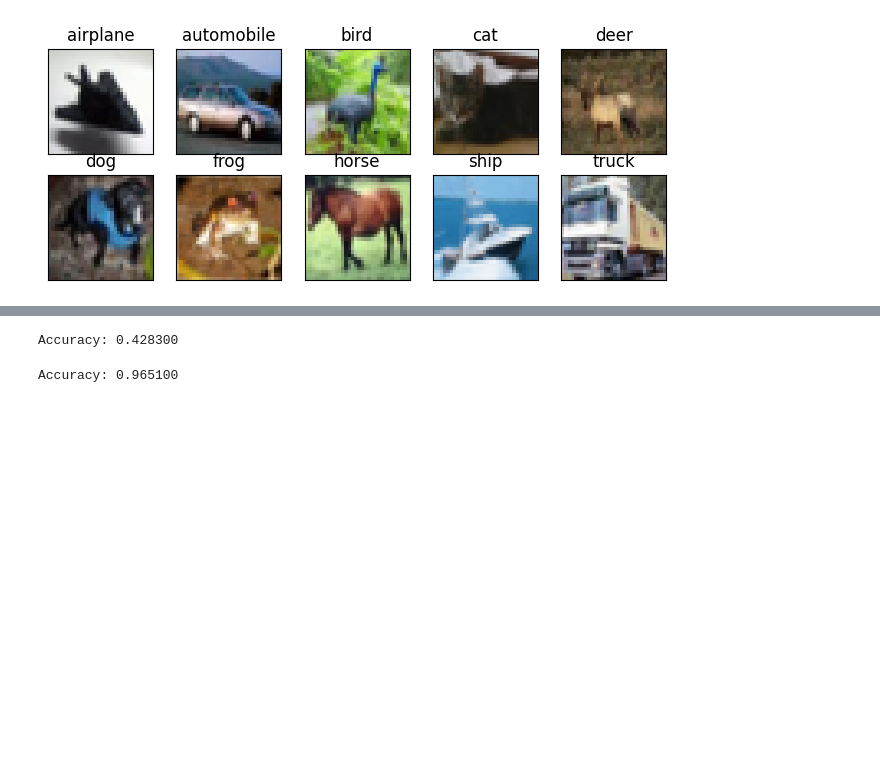
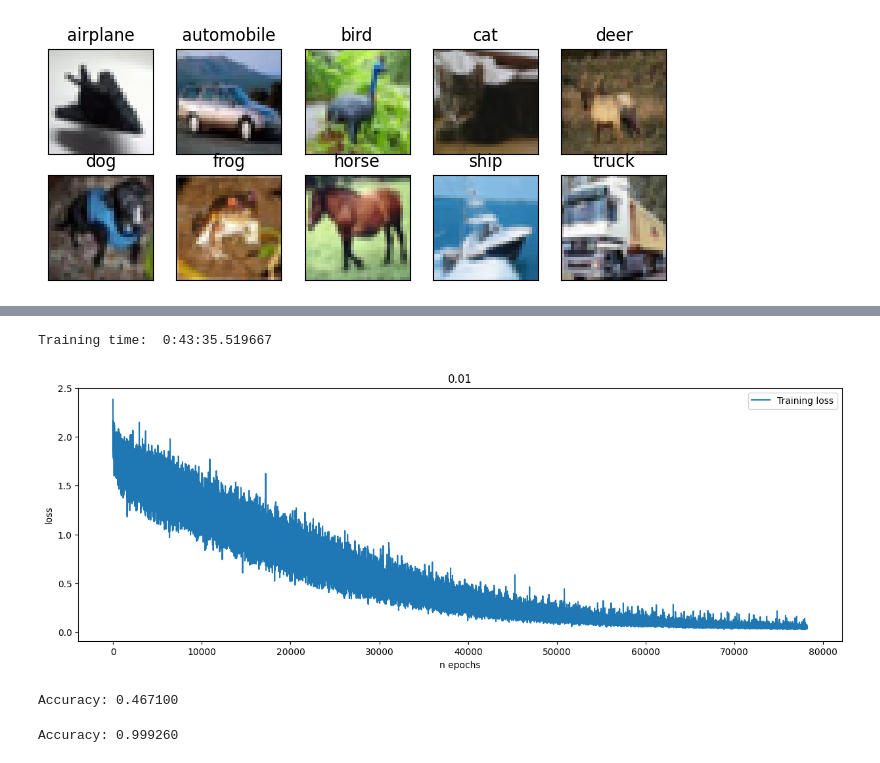
Before and after one commit to swetzel1/introduction_to_ml, a Jupyter notebook: hw6/hw6_p2a.ipynb, the cells around one changed output, grey strips where cells are left out. Drawn from its saved outputs; the diff is of its cells as text; code cells hidden in the pictures; blank space fills up the shorter version.

```diff
--- a/hw6/hw6_p2a.ipynb
+++ b/hw6/hw6_p2a.ipynb
@@ -55,17 +62,19 @@ model = nn.Sequential(
             nn.Linear(512, 10),
             nn.LogSoftmax(dim=1))
 # %%
-
 train_loader = torch.utils.data.DataLoader(cifar10, batch_size=64, shuffle=True)
 
 
-learning_rate = 0.1
+learning_rate = 0.01
+n_epochs = 100
+
 
 optimizer = optim.SGD(model.parameters(), lr=learning_rate)
-
 loss_fn = nn.NLLLoss()
 
-n_epochs = 100
+loss_history = []
+start_time = datetime.datetime.now()
+
 
 for epoch in range(n_epochs):
     for imgs, labels in train_loader:
@@ -77,4 +86,7 @@ for epoch in range(n_epochs):
         optimizer.step()
 
     print("Epoch: %d, Loss: %f" % (epoch, float(loss)))
+    loss_history.append(loss.item())
+
+end_time = datetime.datetime.now()
 # %% [output]
@@ -97,0 +110,16 @@ Epoch: 99, Loss: 0.007582
+# %%
+training_time = end_time - start_time
+print('Training time: ', str(training_time))
+# %% [output]
+Training time:  0:43:35.519667
+# %%
+plt.figure
+figure(figsize=(15, 5))
+plt.plot(loss_history, label="Training loss")
+plt.xlabel("n epochs")
+plt.ylabel("loss")
+plt.legend()
+plt.title(learning_rate)
+plt.show()
+# %% [output]
+[figure, added]
@@ -112,7 +147,7 @@ with torch.no_grad():
 
 print("Accuracy: %f" % (correct / total))
 # %% [output]
-Accuracy: 0.428300
+Accuracy: 0.467100
 # %%
 #Training Set accuracy
 
@@ -130,4 +165,4 @@ with torch.no_grad():
 
 print("Accuracy: %f" % (correct / total))
 # %% [output]
-Accuracy: 0.965100
+Accuracy: 0.999260
```
Also changed, not shown: parts of 7 cells of this notebook.
